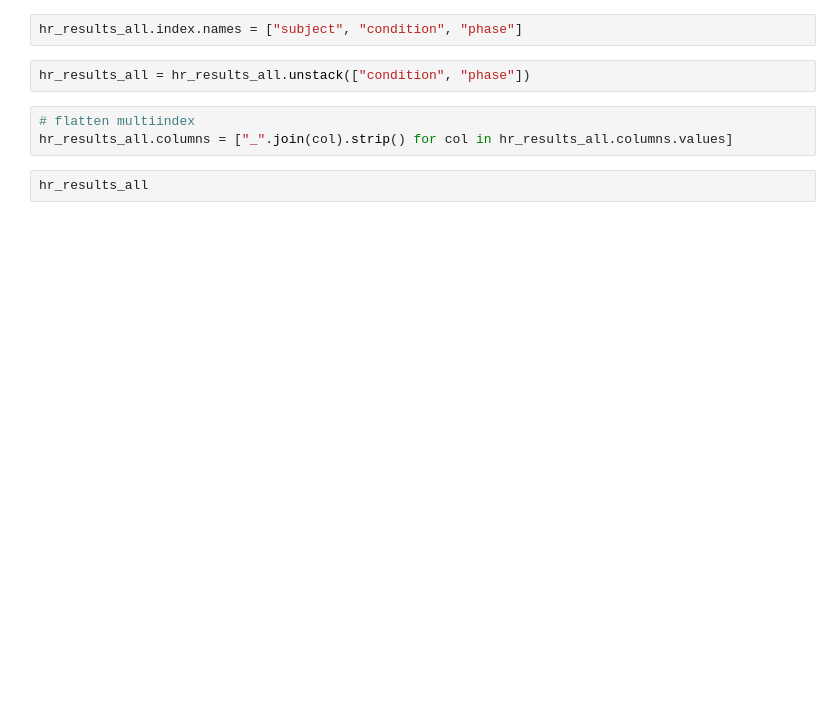
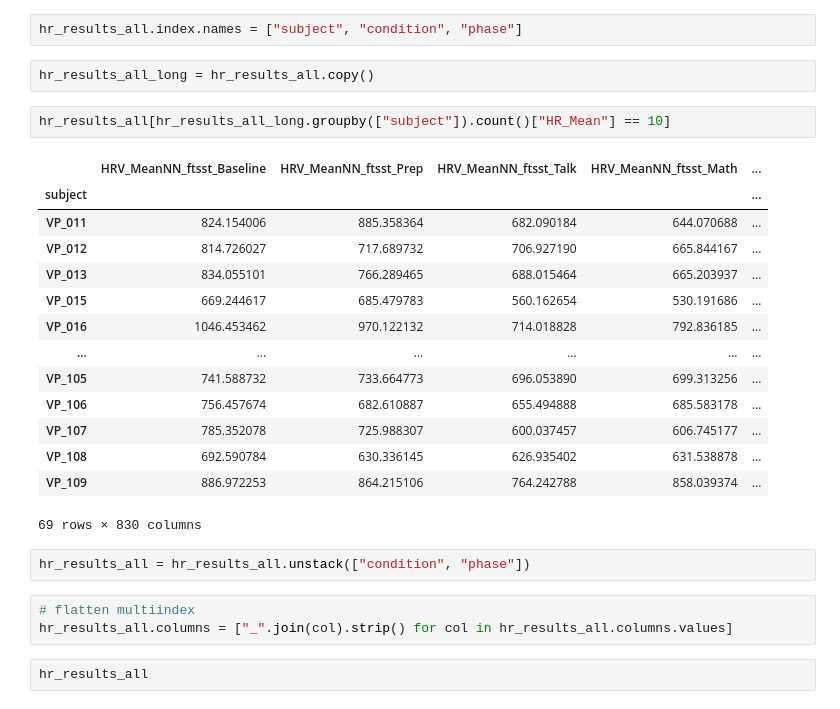
Before and after one commit to empkins/empkins-d03-preprocessing, a Jupyter notebook: experiments/2022_12_micro/nilspod/Extract_HRV_Phases.ipynb, the cells around one changed output. Saved outputs shown, nothing was run; the diff lists cells and outputs as text; blank space fills up the shorter version.

```diff
--- a/experiments/2022_12_micro/nilspod/Extract_HRV_Phases.ipynb
+++ b/experiments/2022_12_micro/nilspod/Extract_HRV_Phases.ipynb
@@ -136,5 +202,24 @@ hr_results_all
 # %%
 hr_results_all.index.names = ["subject", "condition", "phase"]
+# %%
+hr_results_all_long = hr_results_all.copy()
+# %%
+hr_results_all[hr_results_all_long.groupby(["subject"]).count()["HR_Mean"] == 10]
+# %% [output]
+|  | HRV_MeanNN_ftsst_Baseline | HRV_MeanNN_ftsst_Prep | HRV_MeanNN_ftsst_Talk | HRV_MeanNN_ftsst_Math | ... |
+| subject |  |  |  |  | ... |
+| VP_011 | 824.154006 | 885.358364 | 682.090184 | 644.070688 | ... |
+| VP_012 | 814.726027 | 717.689732 | 706.927190 | 665.844167 | ... |
+| VP_013 | 834.055101 | 766.289465 | 688.015464 | 665.203937 | ... |
+| VP_015 | 669.244617 | 685.479783 | 560.162654 | 530.191686 | ... |
+| VP_016 | 1046.453462 | 970.122132 | 714.018828 | 792.836185 | ... |
+| ... | ... | ... | ... | ... | ... |
+| VP_105 | 741.588732 | 733.664773 | 696.053890 | 699.313256 | ... |
+| VP_106 | 756.457674 | 682.610887 | 655.494888 | 685.583178 | ... |
+| VP_107 | 785.352078 | 725.988307 | 600.037457 | 606.745177 | ... |
+| VP_108 | 692.590784 | 630.336145 | 626.935402 | 631.538878 | ... |
+| VP_109 | 886.972253 | 864.215106 | 764.242788 | 858.039374 | ... |
+69 rows × 830 columns
 # %%
 hr_results_all = hr_results_all.unstack(["condition", "phase"])
 # %%
```
Also changed, not shown: parts of 5 cells of this notebook.
